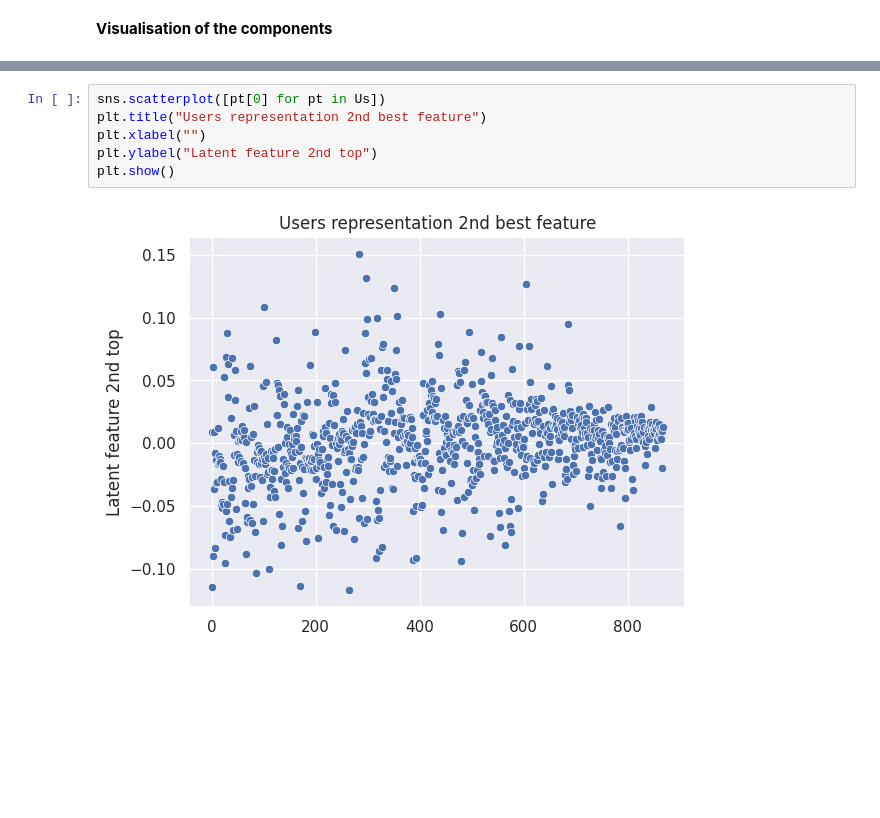
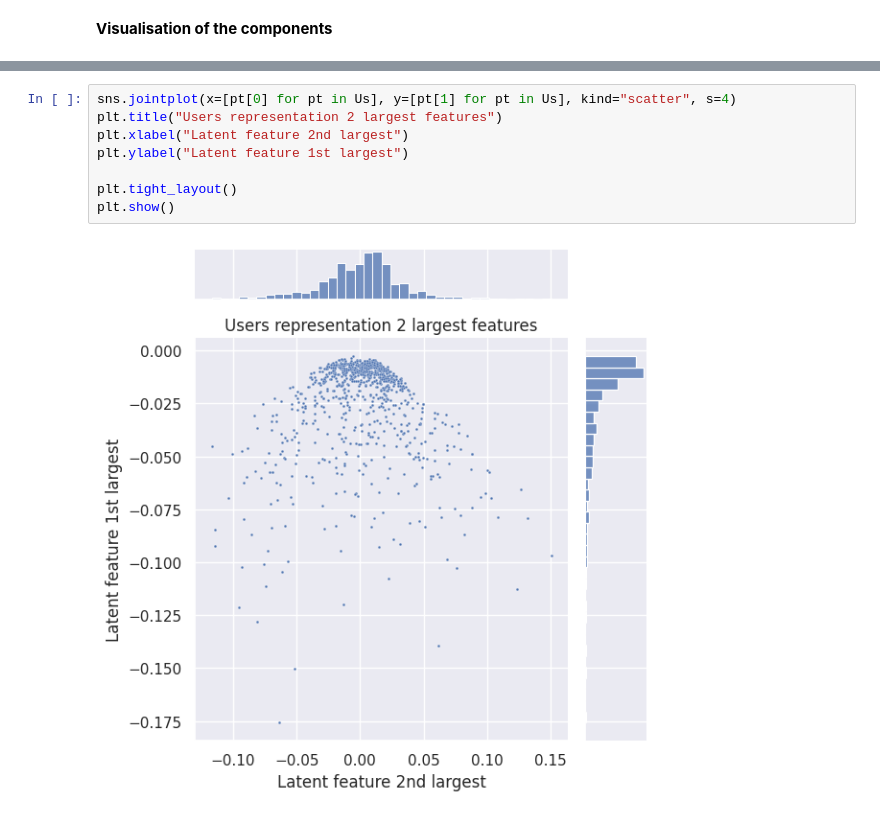
Before and after one commit to Franciline/Recommendation_system, a Jupyter notebook: svd_matrix.ipynb, the cells around one changed output, grey strips where cells are left out. Drawn from its saved outputs; the diff is of its cells as text; blank space fills up the shorter version.

```diff
--- a/svd_matrix.ipynb
+++ b/svd_matrix.ipynb
@@ -167,8 +217,10 @@ Us, Ds, Vts = svds(user_game_ratings, k=2)
 # %%
-sns.scatterplot([pt[0] for pt in Us])
-plt.title("Users representation 2nd best feature")
-plt.xlabel("")
-plt.ylabel("Latent feature 2nd top")
+sns.jointplot(x=[pt[0] for pt in Us], y=[pt[1] for pt in Us], kind="scatter", s=4)
+plt.title("Users representation 2 largest features")
+plt.xlabel("Latent feature 2nd largest")
+plt.ylabel("Latent feature 1st largest")
+
+plt.tight_layout()
 plt.show()
 # %% [output]
-[figure, old version]
+[figure, new version]
```
Also changed, not shown: parts of 32 cells of this notebook, 2 other files.
